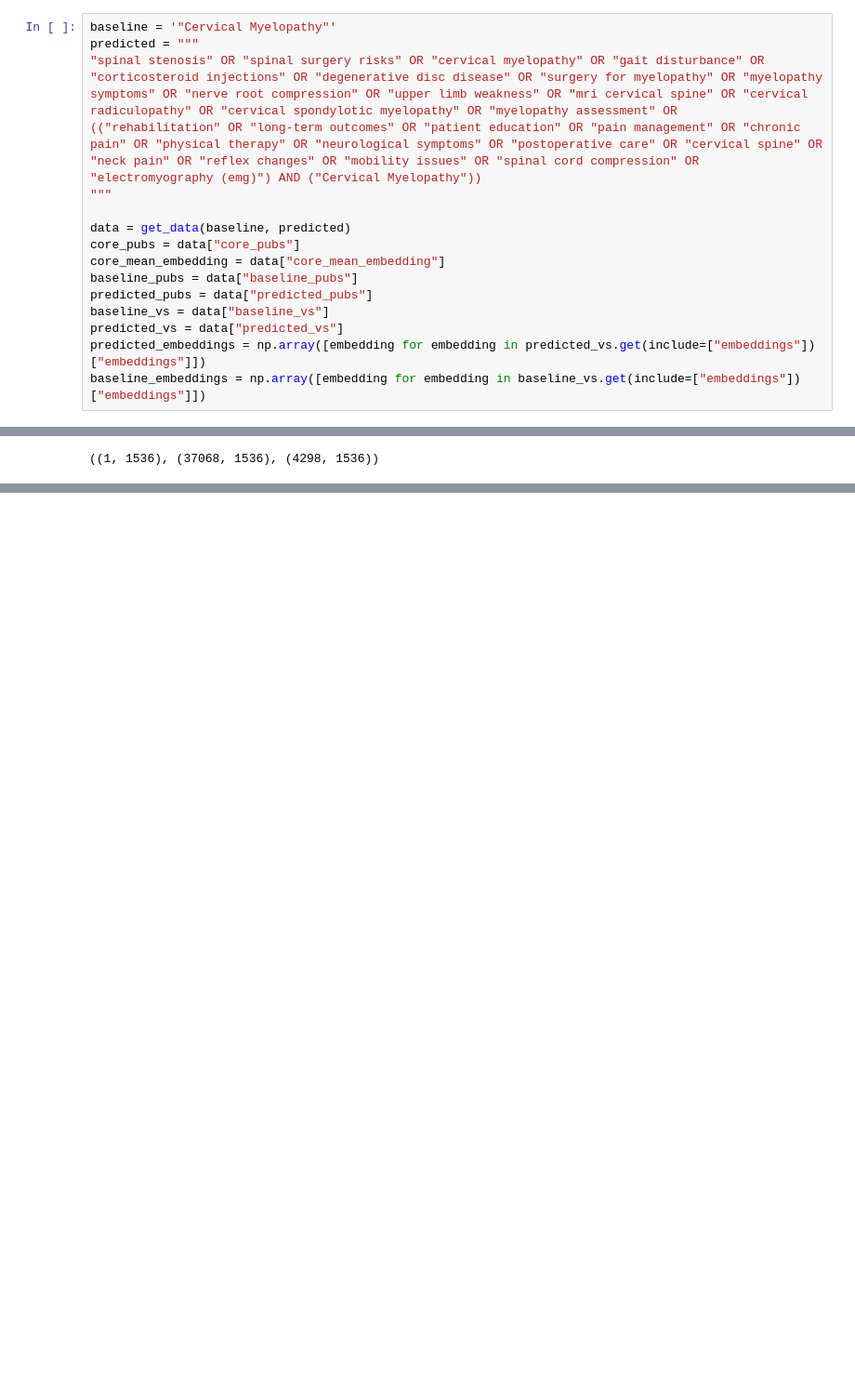
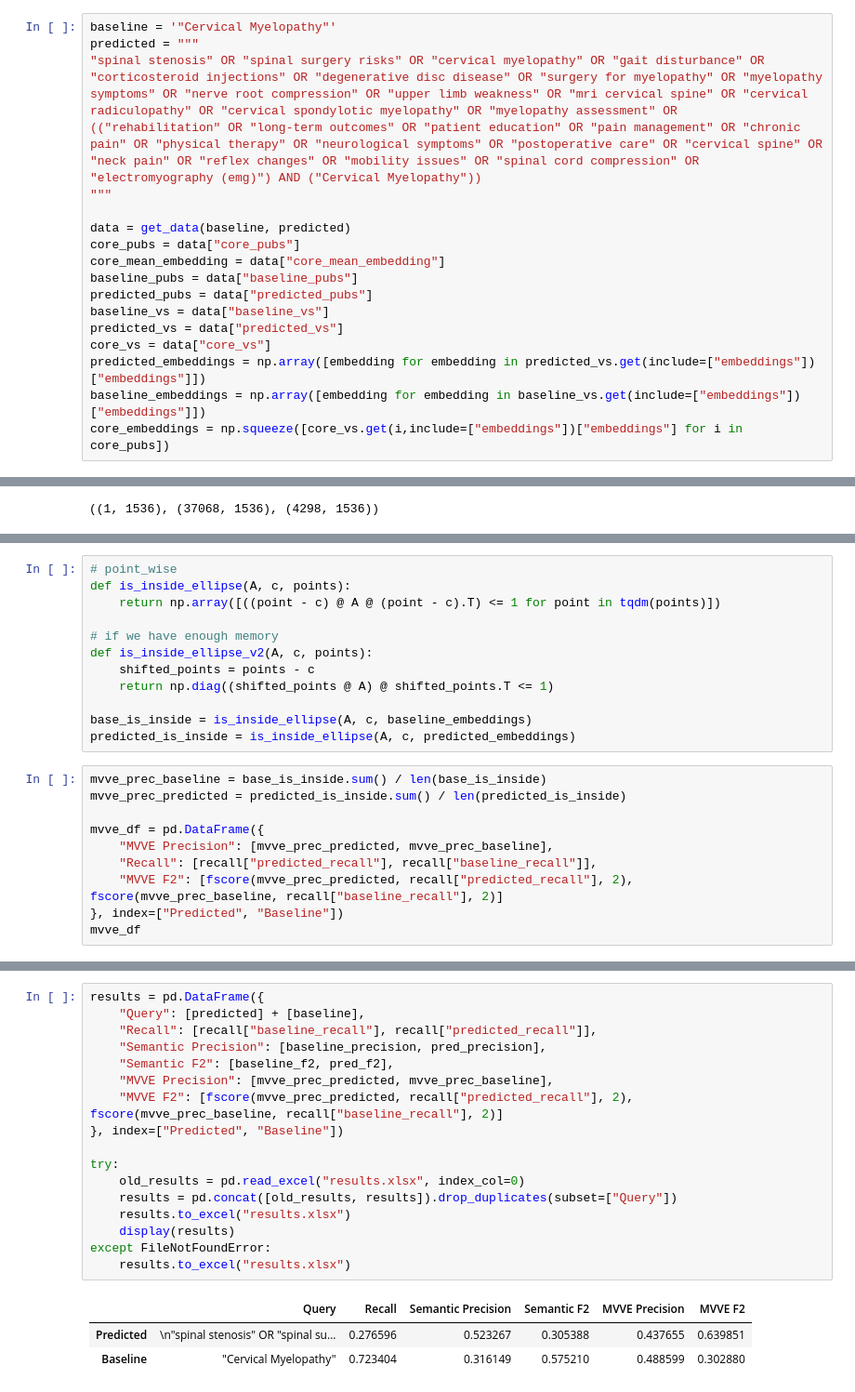
Before and after one commit to Mohammadsaknini/LitQEval, a Jupyter notebook: litQeval/eval.ipynb, the cells around one changed output, grey strips where cells are left out. Shown: that part at 93% size. Drawn from its saved outputs; the diff is of its cells as text; blank space fills up the shorter version.

Commit message:
Added results Updated evaluation to include f2 score and MVVE

```diff
--- a/litQeval/eval.ipynb
+++ b/litQeval/eval.ipynb
@@ -17,8 +18,10 @@ baseline_pubs = data["baseline_pubs"]
 predicted_pubs = data["predicted_pubs"]
 baseline_vs = data["baseline_vs"]
 predicted_vs = data["predicted_vs"]
+core_vs = data["core_vs"]
 predicted_embeddings = np.array([embedding for embedding in predicted_vs.get(include=["embeddings"])["embeddings"]])
 baseline_embeddings = np.array([embedding for embedding in baseline_vs.get(include=["embeddings"])["embeddings"]])
+core_embeddings = np.squeeze([core_vs.get(i,include=["embeddings"])["embeddings"] for i in core_pubs])
 # %%
 core_mean_embedding.reshape(1, -1).shape, predicted_embeddings.shape, baseline_embeddings.shape
 # %% [output]
@@ -61,0 +101,22 @@ recall = evaluate_recall(core_pubs, baseline_pubs, predicted_pubs)
+# %%
+# point_wise
+def is_inside_ellipse(A, c, points):
+    return np.array([((point - c) @ A @ (point - c).T) <= 1 for point in tqdm(points)])
+
+# if we have enough memory
+def is_inside_ellipse_v2(A, c, points):
+    shifted_points = points - c
+    return np.diag((shifted_points @ A) @ shifted_points.T <= 1)
+
+base_is_inside = is_inside_ellipse(A, c, baseline_embeddings)
+predicted_is_inside = is_inside_ellipse(A, c, predicted_embeddings)
+# %%
+mvve_prec_baseline = base_is_inside.sum() / len(base_is_inside)
+mvve_prec_predicted = predicted_is_inside.sum() / len(predicted_is_inside)
+
+mvve_df = pd.DataFrame({
+    "MVVE Precision": [mvve_prec_predicted, mvve_prec_baseline],
+    "Recall": [recall["predicted_recall"], recall["baseline_recall"]],
+    "MVVE F2": [fscore(mvve_prec_predicted, recall["predicted_recall"], 2), fscore(mvve_prec_baseline, recall["baseline_recall"], 2)]
+}, index=["Predicted", "Baseline"])
+mvve_df
@@ -61,0 +127,21 @@ recall = evaluate_recall(core_pubs, baseline_pubs, predicted_pubs)
+# %%
+results = pd.DataFrame({
+    "Query": [predicted] + [baseline],
+    "Recall": [recall["baseline_recall"], recall["predicted_recall"]],
+    "Semantic Precision": [baseline_precision, pred_precision],
+    "Semantic F2": [baseline_f2, pred_f2],
+    "MVVE Precision": [mvve_prec_predicted, mvve_prec_baseline],
+    "MVVE F2": [fscore(mvve_prec_predicted, recall["predicted_recall"], 2), fscore(mvve_prec_baseline, recall["baseline_recall"], 2)]
+}, index=["Predicted", "Baseline"])
+
+try:
+    old_results = pd.read_excel("results.xlsx", index_col=0)
+    results = pd.concat([old_results, results]).drop_duplicates(subset=["Query"])
+    results.to_excel("results.xlsx")
+    display(results)
+except FileNotFoundError:
+    results.to_excel("results.xlsx")
+# %% [output]
+|  | Query | Recall | Semantic Precision | Semantic F2 | MVVE Precision | MVVE F2 |
+| Predicted | \n"spinal stenosis" OR "spinal su... | 0.276596 | 0.523267 | 0.305388 | 0.437655 | 0.639851 |
+| Baseline | "Cervical Myelopathy" | 0.723404 | 0.316149 | 0.575210 | 0.488599 | 0.302880 |
```
Also changed, not shown: parts of 8 cells of this notebook, 3 other files.
